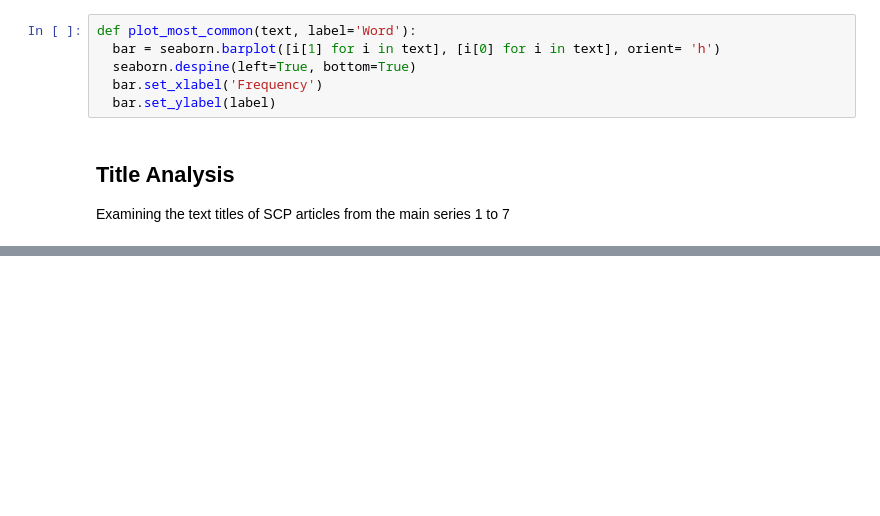
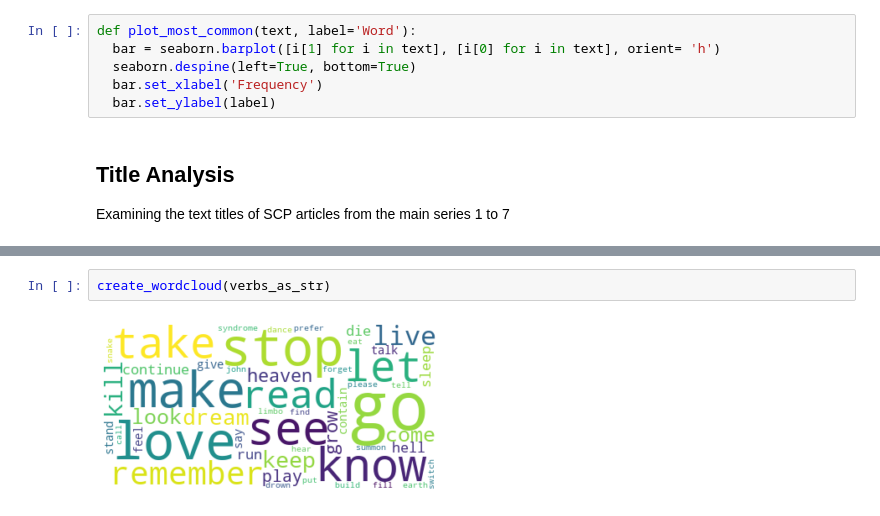
Before and after one commit to CZboop/SCP-Scraping-and-Analysis, a Jupyter notebook: SCPAnalysis.ipynb, the cells around one changed output, grey strips where cells are left out. Cells and saved outputs as stored; diff of their text form; blank space fills up the shorter version.

```diff
--- a/SCPAnalysis.ipynb
+++ b/SCPAnalysis.ipynb
@@ -86,0 +108,4 @@ Examining the text titles of SCP articles from the main series 1 to 7
+# %%
+create_wordcloud(verbs_as_str)
+# %% [output]
+[figure, added]
```
Also changed, not shown: parts of 5 cells of this notebook.
